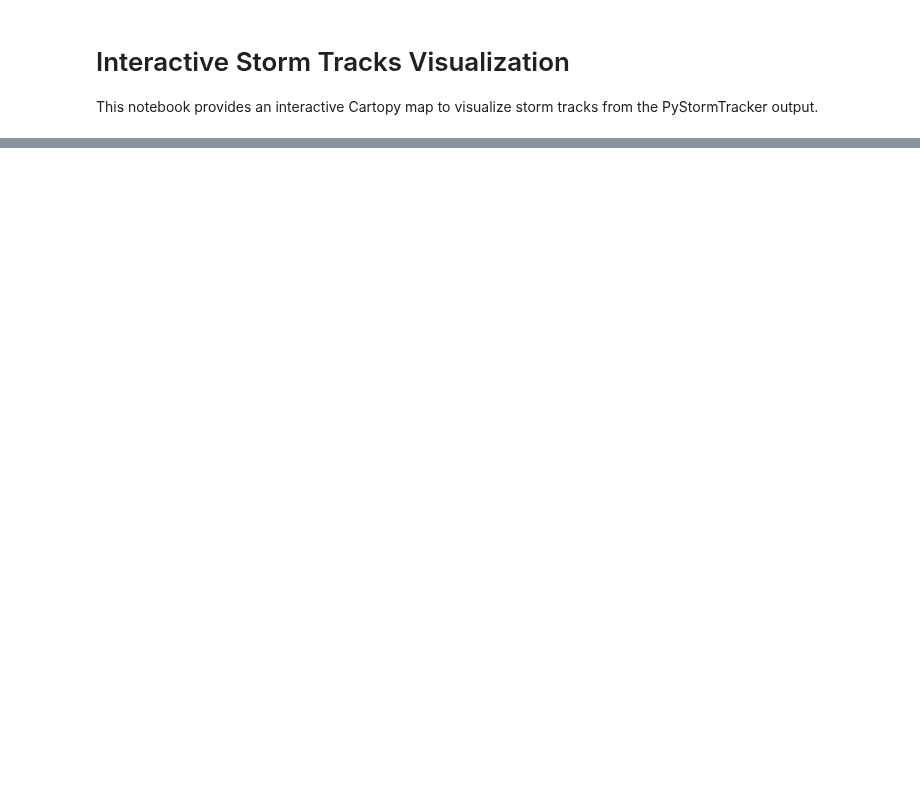
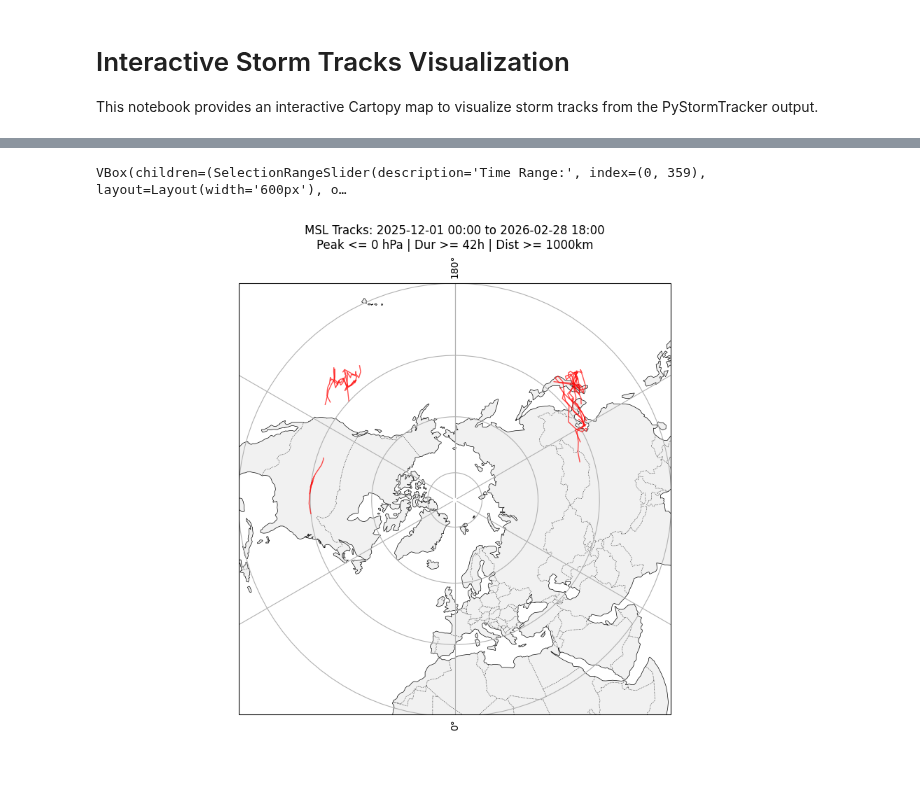
Before and after one commit to mwyau/PyStormTracker, a Jupyter notebook: notebooks/interactive_tracks.ipynb, the cells around one changed output, grey strips where cells are left out. Saved outputs shown, nothing was run; the diff lists cells and outputs as text; code cells hidden in the pictures; blank space fills up the shorter version.

Commit message:
docs: improve NH map projection orientation and boundary in notebook

```diff
--- a/notebooks/interactive_tracks.ipynb
+++ b/notebooks/interactive_tracks.ipynb
@@ -76,11 +83,20 @@ print(f"Loaded {len(tracks.track_ids)} points, {len(grouped)} tracks.")
 # Setup User Interface (Plot + Sliders)
 
 # 1. Create the Figure with a Northern Hemisphere projection
-fig, ax = plt.subplots(figsize=(10, 8), subplot_kw={'projection': ccrs.NorthPolarStereo()})
+fig, ax = plt.subplots(figsize=(10, 10), subplot_kw={'projection': ccrs.NorthPolarStereo(central_longitude=0)})
 ax.add_feature(cfeature.COASTLINE, linewidth=0.5)
 ax.add_feature(cfeature.BORDERS, linestyle=':', linewidth=0.5)
 ax.add_feature(cfeature.LAND, facecolor='lightgray', alpha=0.3)
 ax.gridlines(draw_labels=True, dms=True, x_inline=False, y_inline=False)
+
+# Set a circular boundary for the polar plot
+import matplotlib.path as mpath
+theta = np.linspace(0, 2*np.pi, 100)
+center, radius = [0.5, 0.5], 0.5
+verts = np.vstack([np.sin(theta), np.cos(theta)]).T
+circle = mpath.Path(verts * radius + center)
+ax.set_boundary(circle, transform=ax.transAxes)
+
 ax.set_extent([-180, 180, 20, 90], crs=ccrs.PlateCarree())
 
 lc = LineCollection([], colors='red', linewidths=1.0, alpha=0.7, transform=ccrs.PlateCarree())
@@ -140,30 +156,33 @@ def update_plot(change):
         for tid, group in filtered_df.groupby('track_id'):
             if len(group) > 1:
                 lons, lats = group['lon'].values, group['lat'].values
                 diffs = np.diff(lons)
                 splits = np.where(np.abs(diffs) > 180)[0] + 1
                 segments_lon = np.split(lons, splits)
                 segments_lat = np.split(lats, splits)
                 for s_lon, s_lat in zip(segments_lon, segments_lat):
                     if len(s_lon) > 1:
                         lines.append(np.c_[s_lon, s_lat])
 
     lc.set_segments(lines)
 
     s_str = pd.to_datetime(t_start).strftime('%Y-%m-%d %H:%M')
     e_str = pd.to_datetime(t_end).strftime('%Y-%m-%d %H:%M')
     cond = ">=" if track_type == 'vo' else "<="
 
     title_text.set_text(
         f"{track_type.upper()} Tracks: {s_str} to {e_str}\n"
         f"Peak {cond} {threshold} {intensity_unit} | Dur >= {min_dur}h | Dist >= {min_dist}km"
     )
     fig.canvas.draw_idle()
 
 # 4. Display UI and Initial Update
 for w in [time_range_slider, strength_slider, duration_slider, dist_slider]:
     w.observe(update_plot, names='value')
 
 ui = widgets.VBox([time_range_slider, strength_slider, duration_slider, dist_slider])
 display(ui)
 update_plot(None)
+# %% [output]
+VBox(children=(SelectionRangeSlider(description='Time Range:', index=(0, 359), layout=Layout(width='600px'), o…
+[figure, added]
```
Also changed, not shown: parts of 3 cells of this notebook.
